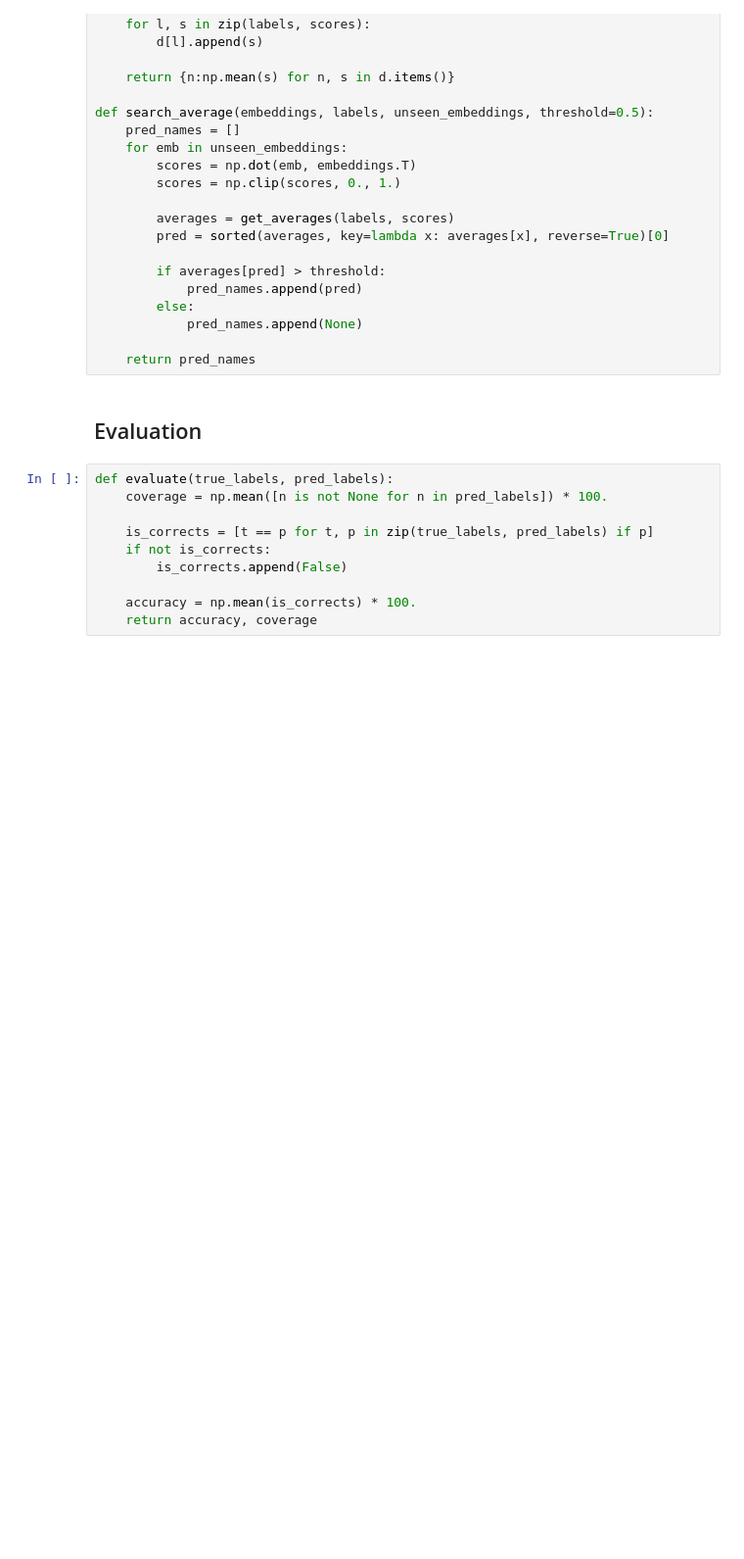
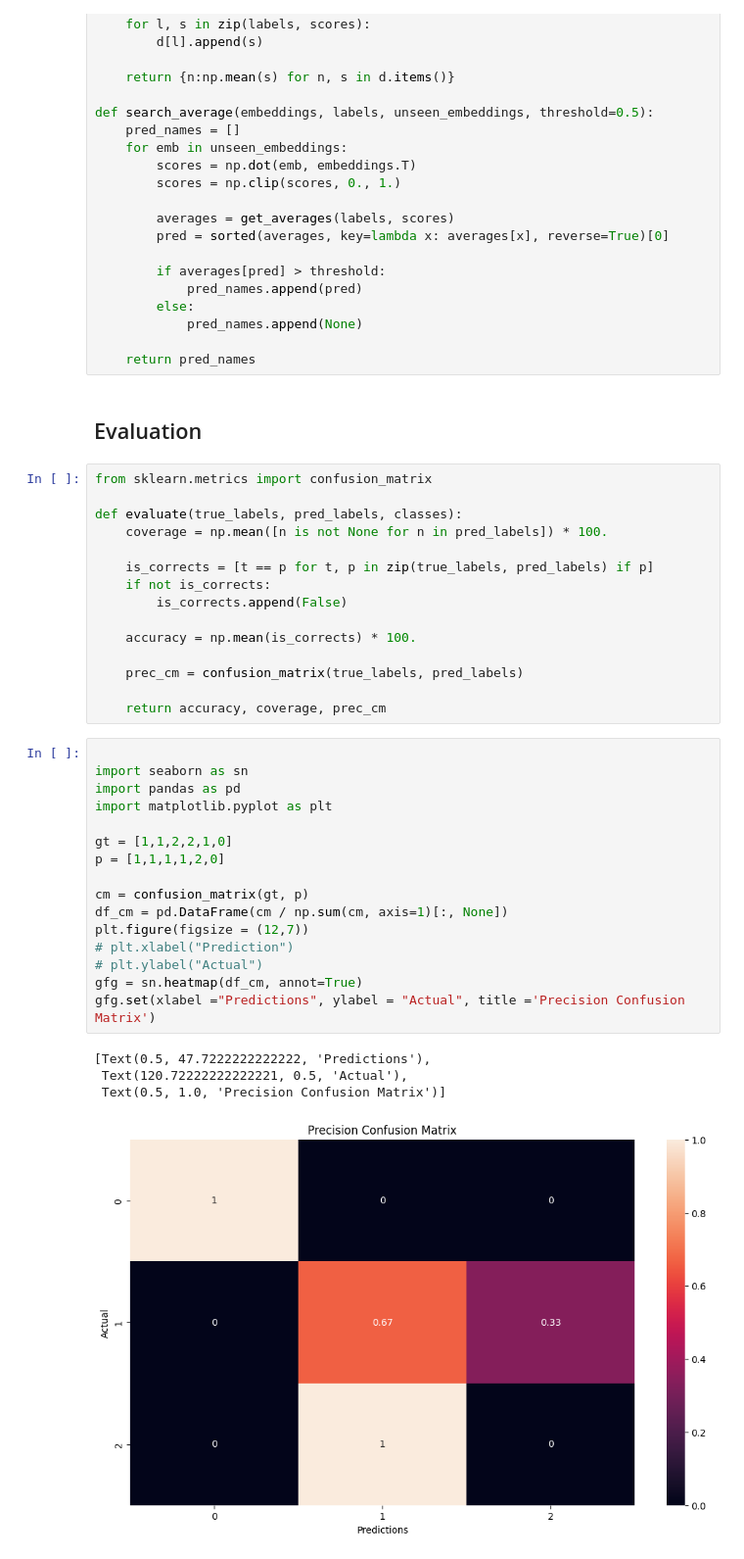
Before and after one commit to StergiousAji/mmFace-3D-Face-Recognition-using-RGB-and-mmWave-Radar, a Jupyter notebook: src/3DFR_Net/mmFace/insightface.ipynb, the cells around one changed output. Shown at 98% size. Saved outputs shown, nothing was run; the diff lists cells and outputs as text; blank space fills up the shorter version.

```diff
--- a/src/3DFR_Net/mmFace/insightface.ipynb
+++ b/src/3DFR_Net/mmFace/insightface.ipynb
@@ -135,7 +138,9 @@ def search_average(embeddings, labels, unseen_embeddings, threshold=0.5):
 # %% [markdown]
 ## Evaluation
 # %%
-def evaluate(true_labels, pred_labels):
+from sklearn.metrics import confusion_matrix
+
+def evaluate(true_labels, pred_labels, classes):
     coverage = np.mean([n is not None for n in pred_labels]) * 100.
 
     is_corrects = [t == p for t, p in zip(true_labels, pred_labels) if p]
@@ -143,4 +148,28 @@ def evaluate(true_labels, pred_labels):
         is_corrects.append(False)
 
     accuracy = np.mean(is_corrects) * 100.
-    return accuracy, coverage
+
+    prec_cm = confusion_matrix(true_labels, pred_labels)
+
+    return accuracy, coverage, prec_cm
+# %%
+
+import seaborn as sn
+import pandas as pd
+import matplotlib.pyplot as plt
+
+gt = [1,1,2,2,1,0]
+p = [1,1,1,1,2,0]
+
+cm = confusion_matrix(gt, p)
+df_cm = pd.DataFrame(cm / np.sum(cm, axis=1)[:, None])
+plt.figure(figsize = (12,7))
+# plt.xlabel("Prediction")
+# plt.ylabel("Actual")
+gfg = sn.heatmap(df_cm, annot=True)
+gfg.set(xlabel ="Predictions", ylabel = "Actual", title ='Precision Confusion Matrix')
+# %% [output]
+[Text(0.5, 47.7222222222222, 'Predictions'),
+ Text(120.72222222222221, 0.5, 'Actual'),
+ Text(0.5, 1.0, 'Precision Confusion Matrix')]
+[figure, added]
```
Also changed, not shown: parts of 6 cells of this notebook, 2 other files.
